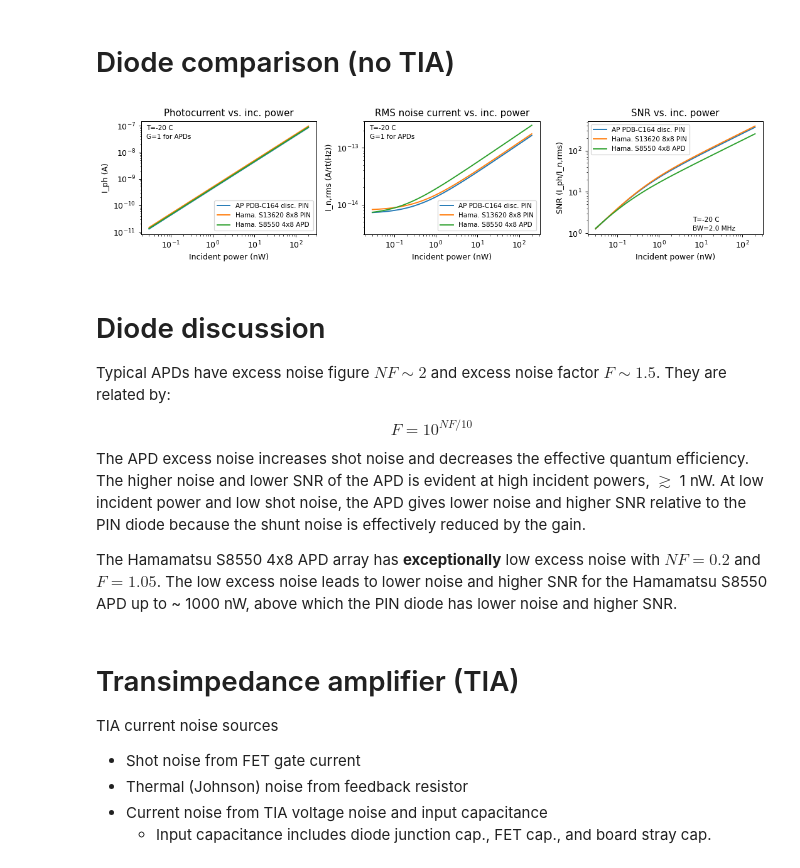
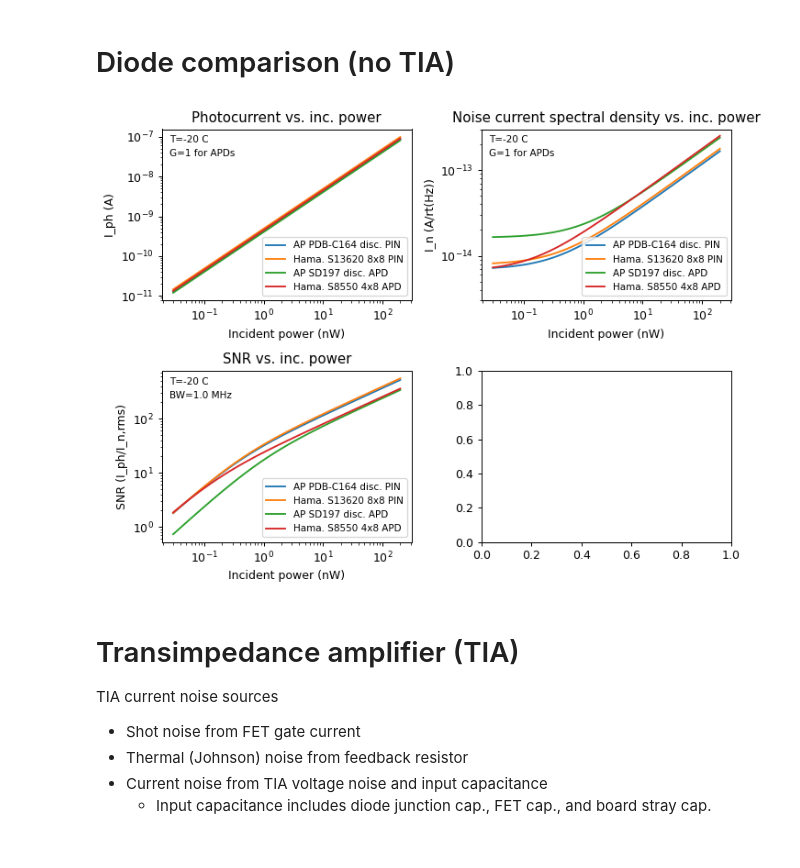
Before and after one commit to drsmith48/w7x-bes-design, a Jupyter notebook: detectors.ipynb, the cells around one changed output. Saved outputs shown, nothing was run; the diff lists cells and outputs as text; code cells hidden in the pictures.

```diff
--- a/detectors.ipynb
+++ b/detectors.ipynb
@@ -14,6 +14,9 @@ from matplotlib_inline.backend_inline import set_matplotlib_formats
 set_matplotlib_formats('png','pdf')
 
 %aimport detectors
+
+savefig = True
+ifig = 1
 # %% [markdown]
 # Diodes and noise
 
@@ -70,7 +73,17 @@ diodes = {
         junction_cap_ref=15e-12,  # typ 15 pF @ Vr=8.6V
         vb_ref=8.6,
     ),
-    'Hama_S8550_APD_2' : detectors.ApdDiode(
+    'AP_SD197_APD' : detectors.ApdDiode(
+        name='AP SD197 disc. APD',
+        qe=0.76,  # QE @ 650 nm
+        gain=300,  # gain @ Vr=330 V
+        darkcurrent_ref=6e-9,  # typ 1 nA, max 10 nA @ Vr=330V, M=50
+        junction_cap_ref=25e-12,  # typ 9 pF @ Vr=330V, M=50
+        # noise_current=0.8e-12,
+        noise_factor=2.2,
+        vb_ref=1800,  # reference bias for gain and junction cap.
+    ),
+    'Hama_S8550_APD' : detectors.ApdDiode(
         name='Hama. S8550 4x8 APD',
         qe=0.85,  # QE @ 650 nm
         gain=50,  # gain @ Vr=330 V
@@ -99,7 +112,7 @@ Hama. S13620 8x8 PIN
   Noise index = 0.2
   Noise factor = 2.187
 # %%
-ncols, nrows = 3, 1
+ncols, nrows = 2, 2
 fig, axes = plt.subplots(ncols=ncols, nrows=nrows, figsize=(ncols*4, nrows*3))
 
 p_inc = np.geomspace(0.03,200)  # incident power [nW]
@@ -128,4 +141,8 @@ for diode in diodes.values():
     iplot += 1
 
 plt.tight_layout()
+
+if savefig:
+    plt.savefig(f'detector_noise_{ifig:02d}.pdf')
+    ifig += 1
 # %% [output]
@@ -133,8 +150,11 @@ plt.tight_layout()
 # %% [markdown]
 # Diode comparison (no TIA)
 # %%
-ncols, nrows = 3,1
+ncols, nrows = 2,2
 fig, axes = plt.subplots(ncols=ncols, nrows=nrows, figsize=(ncols*4, nrows*3))
+
+p_inc = np.geomspace(0.03,200)  # incident power [nW]
+temp = -20
 
 iplot = 0
 
@@ -154,55 +174,49 @@ iplot +=1
 
 # noise vs. inc. power
 plt.sca(axes.flat[iplot])
-plt.title('RMS noise current vs. inc. power')
+plt.title('Noise current spectral density vs. inc. power')
 for diode in diodes.values():
     noise_CNPD = diode.photocurrent_shot_noise_CNPD(p_inc) + \
         diode.dark_current_shot_noise_CNPD(t=temp) + \
         diode.shunt_noise_CNPD(t=temp)
     plt.loglog(p_inc,
         np.sqrt(noise_CNPD / diode.gain**2),
         label=diode.name)
 plt.xlabel('Incident power (nW)')
-plt.ylabel('I_n,rms (A/rt(Hz))')
+plt.ylabel('I_n (A/rt(Hz))')
 plt.ylim(3e-15,3e-13)
 plt.legend(fontsize='small', loc='lower right')
 plt.annotate(f'T={temp:.0f} C', (0.03,0.92), xycoords='axes fraction', fontsize='small')
 plt.annotate('G=1 for APDs', (0.03,0.84), xycoords='axes fraction', fontsize='small')
 iplot+=1
 
 # SNR vs. inc. power
 plt.sca(axes.flat[iplot])
-bw=2e6
+bw=1e6
 plt.title(f'SNR vs. inc. power')
 for diode in diodes.values():
     photocurrent = diode.photocurrent(p_inc)
     noise_current = np.sqrt(bw*(diode.photocurrent_shot_noise_CNPD(p_inc) + \
         diode.dark_current_shot_noise_CNPD(t=temp) + \
         diode.shunt_noise_CNPD(t=temp)))
     plt.loglog(p_inc,
         photocurrent/noise_current,
         label=diode.name)
 plt.xlabel('Incident power (nW)')
 plt.ylabel('SNR (I_ph/I_n,rms)')
-plt.annotate(f'T={temp:.0f} C', (0.6,0.11), xycoords='axes fraction', fontsize='small')
-plt.annotate(f'BW={bw/1e6:.1f} MHz', (0.6,0.03), xycoords='axes fraction', fontsize='small')
+plt.annotate(f'T={temp:.0f} C', (0.03,0.92), xycoords='axes fraction', fontsize='small')
+plt.annotate(f'BW={bw/1e6:.1f} MHz', (0.03,0.84), xycoords='axes fraction', fontsize='small')
 plt.legend(fontsize='small',
-    loc='upper left')
+    loc='lower right')
 iplot+=1
 
 plt.tight_layout()
+
+if savefig:
+    plt.savefig(f'detector_noise_{ifig:02d}.pdf')
+    ifig += 1
 # %% [output]
-[figure, old version]
+[figure, new version]
-# %% [markdown]
-# Diode discussion
-
-Typical APDs have excess noise figure $NF\sim2$ and excess noise factor $F\sim1.5$.  They are related by:
-
-$$F=10^{NF/10}$$
-
-The APD excess noise increases shot noise and decreases the effective quantum efficiency.  The higher noise and lower SNR of the APD is evident at high incident powers, $\gtrsim$ 1 nW.  At low incident power and low shot noise, the APD gives lower noise and higher SNR relative to the PIN diode because the shunt noise is effectively reduced by the gain.
-
-The Hamamatsu S8550 4x8 APD array has **exceptionally** low excess noise with $NF=0.2$ and $F=1.05$.  The low excess noise leads to lower noise and higher SNR for the Hamamatsu S8550 APD up to ~ 1000 nW, above which the PIN diode has lower noise and higher SNR.
 # %% [markdown]
 # Transimpedance amplifier (TIA)
 
```
Also changed, not shown: parts of 5 cells of this notebook, 2 other files.
